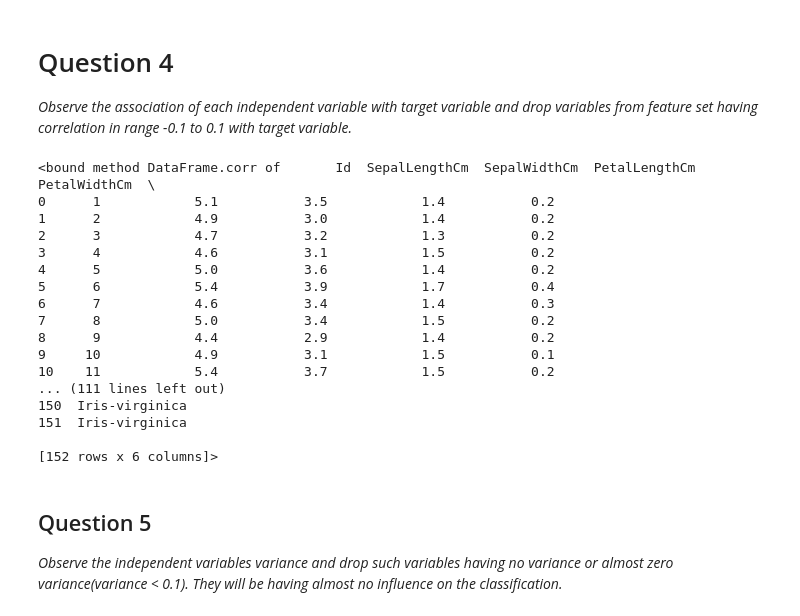
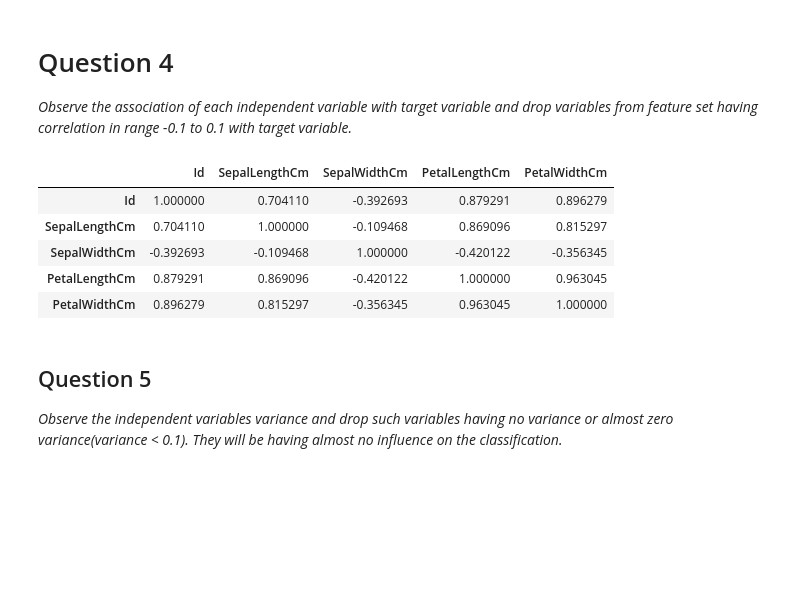
Before and after one commit to GreatLearningAIML1/delhi-may19-batch-thapliyalvivek, a Jupyter notebook: R2_Internal_Lab_Questions (1).ipynb, the cells around one changed output. Saved outputs shown, nothing was run; the diff lists cells and outputs as text; code cells hidden in the pictures; blank space fills up the shorter version.

```diff
--- a/R2_Internal_Lab_Questions (1).ipynb
+++ b/R2_Internal_Lab_Questions (1).ipynb
@@ -188,25 +188,14 @@ NameError: name 'dependent_variables_df' is not defined
 
 *Observe the association of each independent variable with target variable and drop variables from feature set having correlation in range -0.1 to 0.1 with target variable.*
 # %%
-dev.corr
+dev.corr()
 # %% [output]
-<bound method DataFrame.corr of       Id  SepalLengthCm  SepalWidthCm  PetalLengthCm  PetalWidthCm  \
-0      1            5.1           3.5            1.4           0.2
-1      2            4.9           3.0            1.4           0.2
-2      3            4.7           3.2            1.3           0.2
-3      4            4.6           3.1            1.5           0.2
-4      5            5.0           3.6            1.4           0.2
-5      6            5.4           3.9            1.7           0.4
-6      7            4.6           3.4            1.4           0.3
-7      8            5.0           3.4            1.5           0.2
-8      9            4.4           2.9            1.4           0.2
-9     10            4.9           3.1            1.5           0.1
-10    11            5.4           3.7            1.5           0.2
-... (111 lines left out)
-150  Iris-virginica
-151  Iris-virginica
-
-[152 rows x 6 columns]>
+|  | Id | SepalLengthCm | SepalWidthCm | PetalLengthCm | PetalWidthCm |
+| Id | 1.000000 | 0.704110 | -0.392693 | 0.879291 | 0.896279 |
+| SepalLengthCm | 0.704110 | 1.000000 | -0.109468 | 0.869096 | 0.815297 |
+| SepalWidthCm | -0.392693 | -0.109468 | 1.000000 | -0.420122 | -0.356345 |
+| PetalLengthCm | 0.879291 | 0.869096 | -0.420122 | 1.000000 | 0.963045 |
+| PetalWidthCm | 0.896279 | 0.815297 | -0.356345 | 0.963045 | 1.000000 |
 # %% [markdown]
 ## Question 5
 
```
Also changed, not shown: parts of 6 cells of this notebook.
